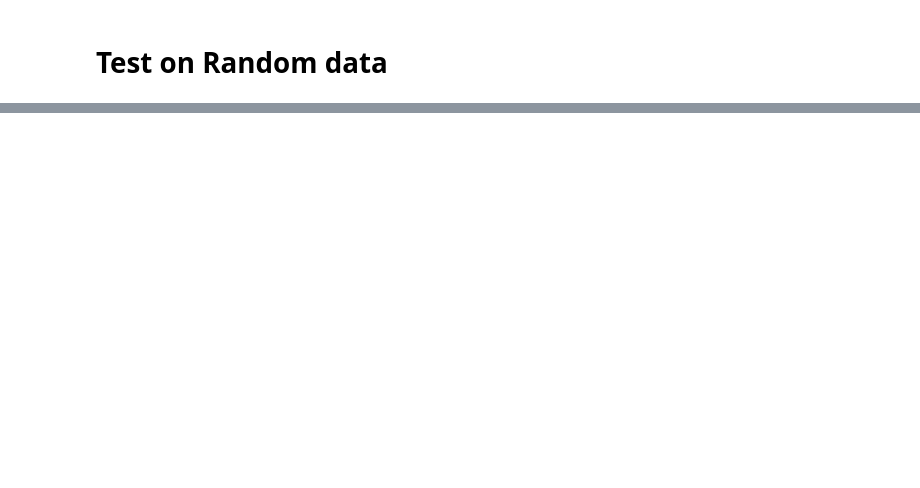
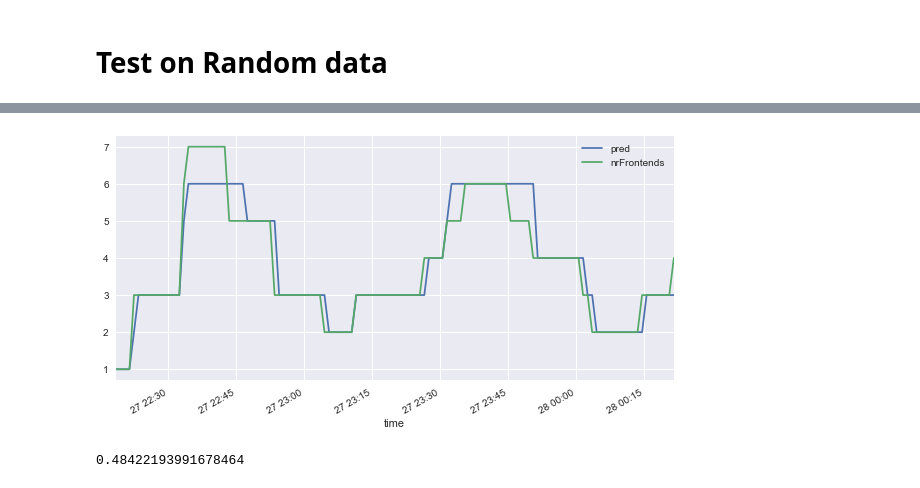
Before and after one commit to ssallinger/runtimeVerification, a Jupyter notebook: RVProject.ipynb, the cells around one changed output, grey strips where cells are left out. Saved outputs shown, nothing was run; the diff lists cells and outputs as text; code cells hidden in the pictures; blank space fills up the shorter version.

```diff
--- a/RVProject.ipynb
+++ b/RVProject.ipynb
@@ -515,0 +620,20 @@ Actual Frontends
+# %%
+features_rand = computeFeatures(matrix_rand)
+labels_rand = np.array(features_rand['nrFrontends'])
+features_ml_rand = features_rand.drop('nrFrontends', axis = 1)
+
+features_ml_rand = np.array(features_ml_rand)
+# %%
+predictions_rand = rf.predict(features_ml_rand)
+
+errors = abs(predictions_rand - labels_rand)
+print('Mean Absolute Error:', round(np.mean(errors), 2), '....')
+
+# Calculate mean absolute percentage error (MAPE)
+mape = 100 * (errors / labels_rand)# Calculate and display accuracy
+accuracy = 100 - np.mean(mape)
+print('Accuracy:', round(accuracy, 2), '%.')
+# %%
+pred_rounded_rand = np.rint(predictions_rand).astype(int)
+# Making the Confusion Matrix
+print(pd.crosstab(labels_rand, pred_rounded_rand, rownames=['Actual Frontends'], colnames=['Predicted Frontends'], normalize='index'))
@@ -515,0 +650,17 @@ Actual Frontends
+# %%
+features_rand['pred'] = pred_rounded_rand
+features_rand.plot(y=['pred', 'nrFrontends'], figsize=(10,5), grid=True)
+plt.show()
+# %% [output]
+[figure, added]
+# %%
+
+mse = mean_squared_error(features_rand['nrFrontends'], features_rand['pred'])
+
+
+rmse = math.sqrt(mse)
+
+
+print(rmse)
+# %% [output]
+0.48422193991678464
```
Also changed, not shown: parts of 19 cells of this notebook.
